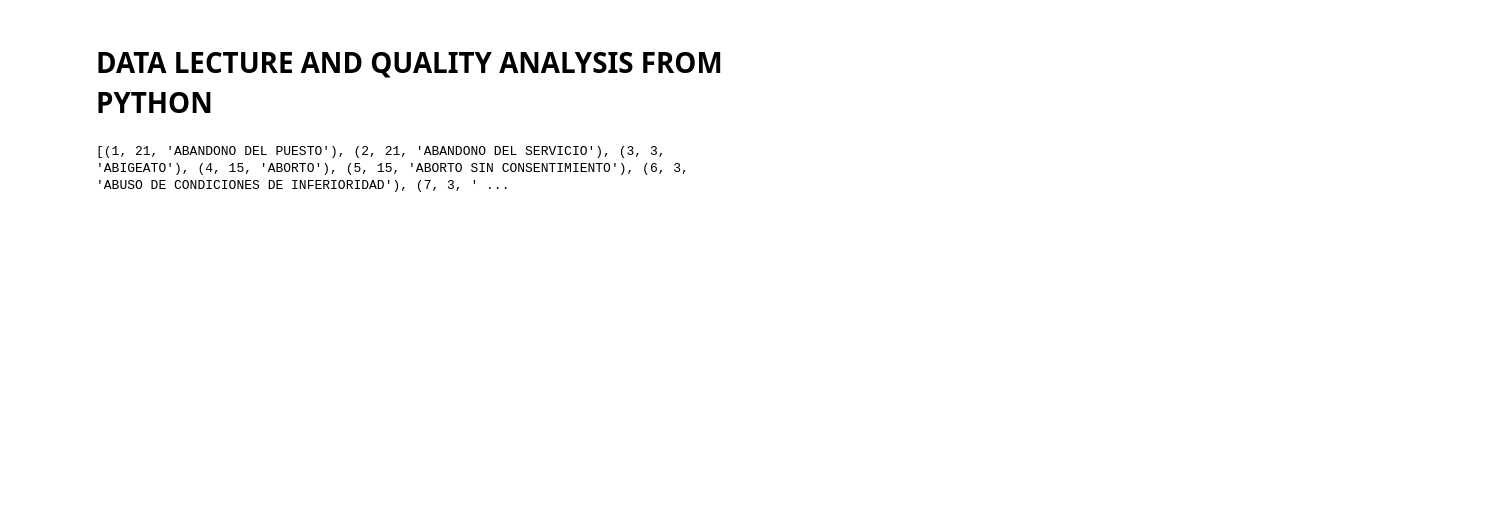
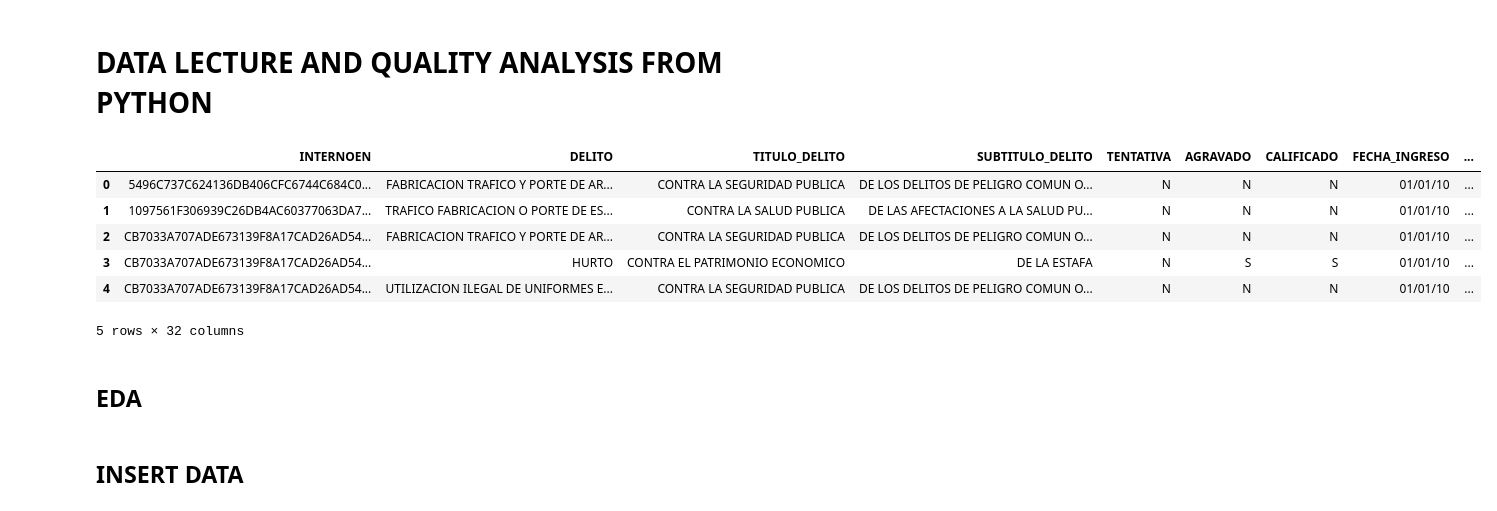
Before and after one commit to dehoyosb/MinJusticia_team77_DS4A_Project, a Jupyter notebook: Exploratory data anlysis Esneyder.ipynb, the cells around one changed output. Saved outputs shown, nothing was run; the diff lists cells and outputs as text; code cells hidden in the pictures; blank space fills up the shorter version.

```diff
--- a/Exploratory data anlysis Esneyder.ipynb
+++ b/Exploratory data anlysis Esneyder.ipynb
@@ -9,15 +2,0 @@ import psycopg2
-# %%
-conn = psycopg2.connect(host="postgres",
-                        port = 5432,
-                        database="minjusticia",
-                        user="team77",
-                        password="mintic2020.")
-
-cur = conn.cursor()
-cur.execute("""SELECT id_delito, id_subtitulo_delito, nombre FROM public.delito;""")
-query_results = cur.fetchall()
-print(query_results)
-cur.close()
-conn.close()
-# %% [output]
-[(1, 21, 'ABANDONO DEL PUESTO'), (2, 21, 'ABANDONO DEL SERVICIO'), (3, 3, 'ABIGEATO'), (4, 15, 'ABORTO'), (5, 15, 'ABORTO SIN CONSENTIMIENTO'), (6, 3, 'ABUSO DE CONDICIONES DE INFERIORIDAD'), (7, 3, ' ...
@@ -23,0 +17,16 @@ conn.close()
+# %%
+# data reading from excel
+data = pd.read_excel('data/ReincidenciaPospenadosNal201011Junio2020Rev.xlsx', skiprows = 6)
+data.head()
+# %% [output]
+|  | INTERNOEN | DELITO | TITULO_DELITO | SUBTITULO_DELITO | TENTATIVA | AGRAVADO | CALIFICADO | FECHA_INGRESO | ... |
+| 0 | 5496C737C624136DB406CFC6744C684C0... | FABRICACION TRAFICO Y PORTE DE AR... | CONTRA LA SEGURIDAD PUBLICA | DE LOS DELITOS DE PELIGRO COMUN O... | N | N | N | 01/01/10 | ... |
+| 1 | 1097561F306939C26DB4AC60377063DA7... | TRAFICO FABRICACION O PORTE DE ES... | CONTRA LA SALUD PUBLICA | DE LAS AFECTACIONES A LA SALUD PU... | N | N | N | 01/01/10 | ... |
+| 2 | CB7033A707ADE673139F8A17CAD26AD54... | FABRICACION TRAFICO Y PORTE DE AR... | CONTRA LA SEGURIDAD PUBLICA | DE LOS DELITOS DE PELIGRO COMUN O... | N | N | N | 01/01/10 | ... |
+| 3 | CB7033A707ADE673139F8A17CAD26AD54... | HURTO | CONTRA EL PATRIMONIO ECONOMICO | DE LA ESTAFA | N | S | S | 01/01/10 | ... |
+| 4 | CB7033A707ADE673139F8A17CAD26AD54... | UTILIZACION ILEGAL DE UNIFORMES E... | CONTRA LA SEGURIDAD PUBLICA | DE LOS DELITOS DE PELIGRO COMUN O... | N | N | N | 01/01/10 | ... |
+5 rows × 32 columns
+# %% [markdown]
+## EDA
+# %% [markdown]
+## INSERT DATA
```
Also changed, not shown: parts of 8 cells of this notebook, 4 other files.
